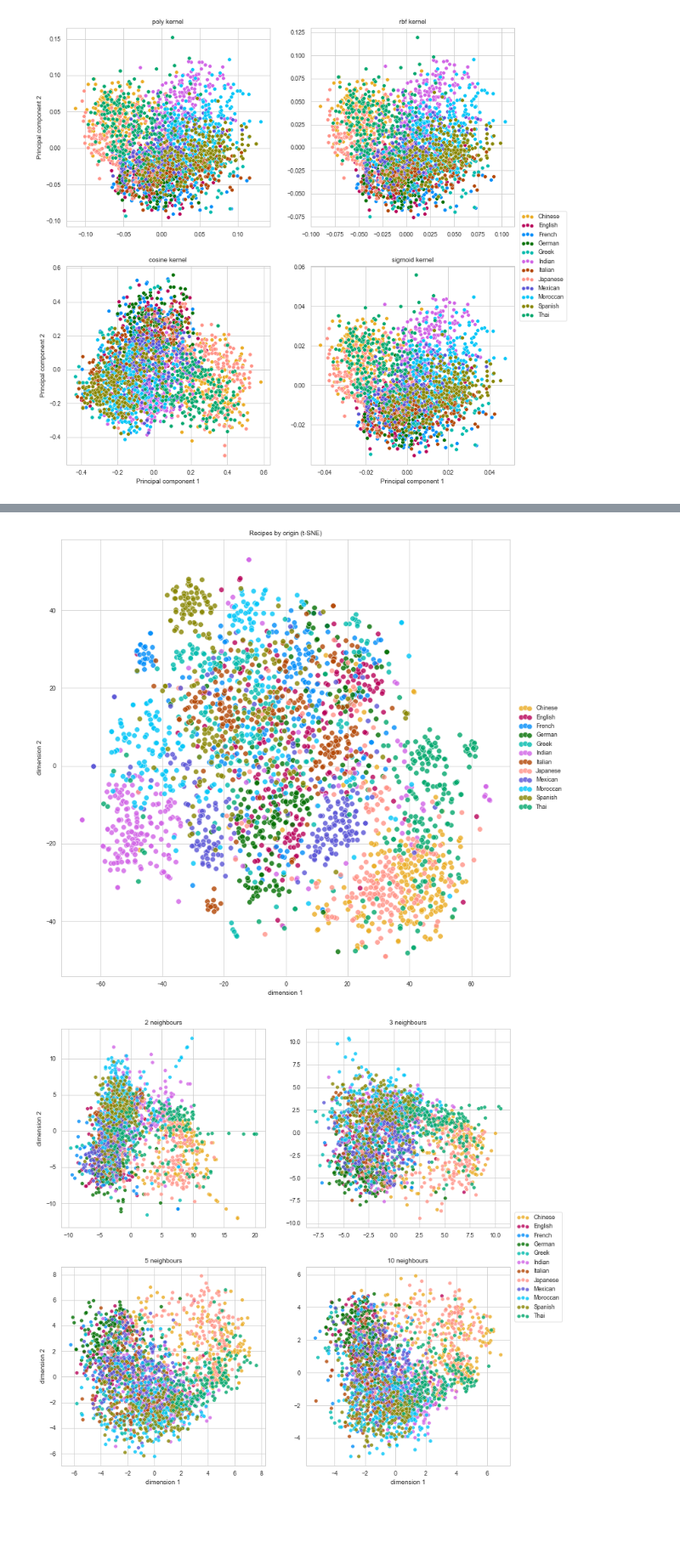
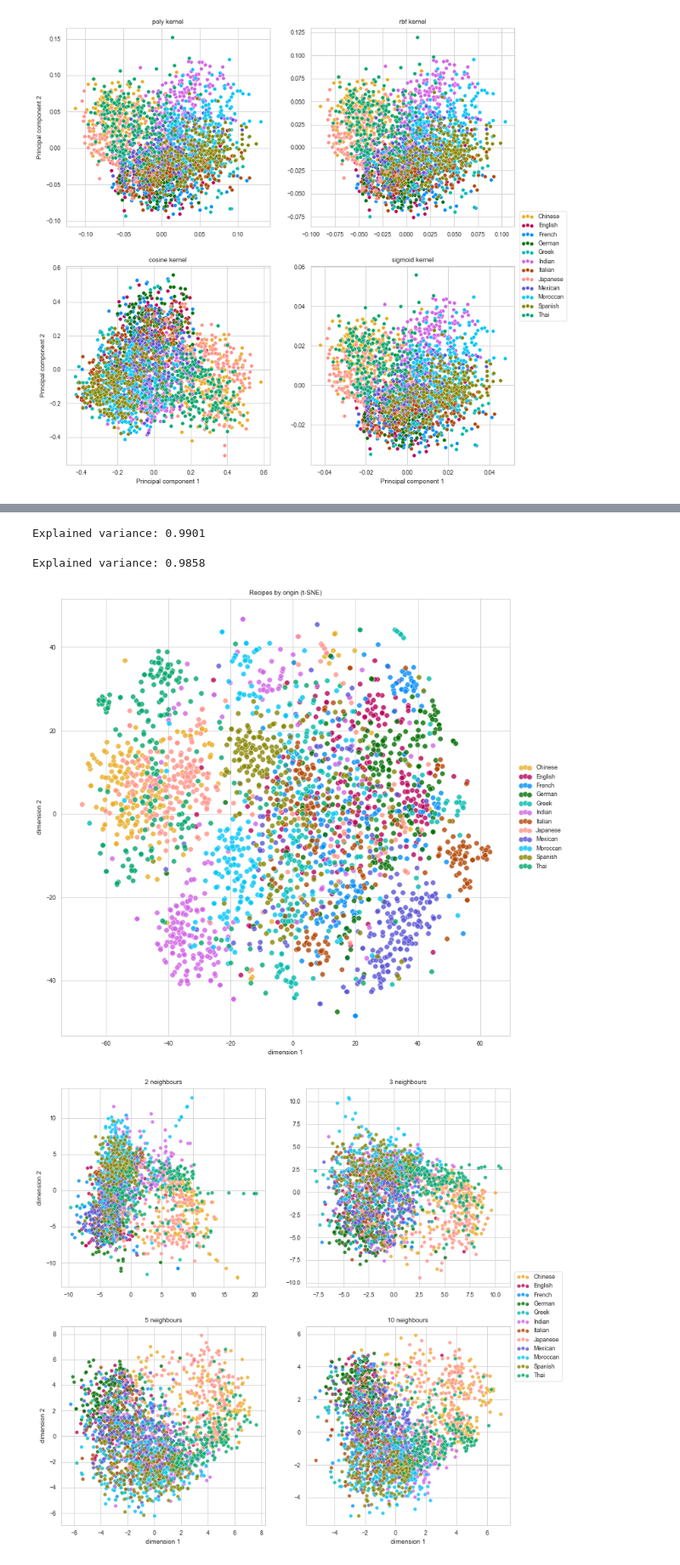
Before and after one commit to TedOiler/dme_gp, a Jupyter notebook: recipes/main.ipynb, the cells around one changed output, grey strips where cells are left out. Shown at 85% size. Saved outputs shown, nothing was run; the diff lists cells and outputs as text; code cells hidden in the pictures; blank space fills up the shorter version.

Commit message:
Added Variance explained stats and graphs for PCA

```diff
--- a/recipes/main.ipynb
+++ b/recipes/main.ipynb
@@ -307,0 +311,5 @@ X_embedded_pca = PCA(n_components=min_pcs, random_state=10).fit_transform(X_trai
+# %%
+## variance explained based on optimum number from above
+print('Explained variance: %.4f' % X_embedded_pca.explained_variance_ratio_.sum())
+# %% [output]
+Explained variance: 0.9901
@@ -308,17 +321,26 @@ X_embedded_pca = PCA(n_components=min_pcs, random_state=10).fit_transform(X_trai
+# %%
+## - variance explained for normal PCA with 400 components (can remove)
+train_pca = PCA(n_components=400).fit(X_train) # we can chain the instantiation and the fitting
+train_pc_scores = train_pca.transform(X_train) # compute scores
+val_pc_scores = train_pca.transform(X_val) # compute scores
+test_pc_scores = train_pca.transform(X_test) # compute scores
+print('Explained variance: %.4f' % train_pca.explained_variance_ratio_.sum()) ## variance explained?
+# %% [output]
+Explained variance: 0.9858
 # %%
 ## tSNE
 ## create low dimensional representasion with TSNE
-X_embedded = TSNE(n_components=2,perplexity=30,n_iter=2000,init='pca', random_state=10).fit_transform(X_train)
+X_embedded = TSNE(n_components=2,perplexity=30,n_iter=2000,init='pca', random_state=10,).fit_transform(X_train)
 
 ## ---- Plot the figure
 fig, ax = plt.subplots(figsize=(12,12))
 scatter_2d_label(X_embedded,y_train_labels,alpha=.8,ax=ax,s=60)
 ax.set_xlabel('dimension 1')
 ax.set_ylabel('dimension 2')
 title = ax.set(title='Recipes by origin (t-SNE)')
 # ax.figure.savefig("./Figures/PCA_tSNE.png", dpi=500) ## Save the figure produced
 # %% [output]
-[figure, old version]
+[figure, new version]
 # %%
 ## ISOMAP
 n_neighbours_arr = [2, 3, 5, 10]
```
Also changed, not shown: parts of 4 cells of this notebook, 1 other file.
